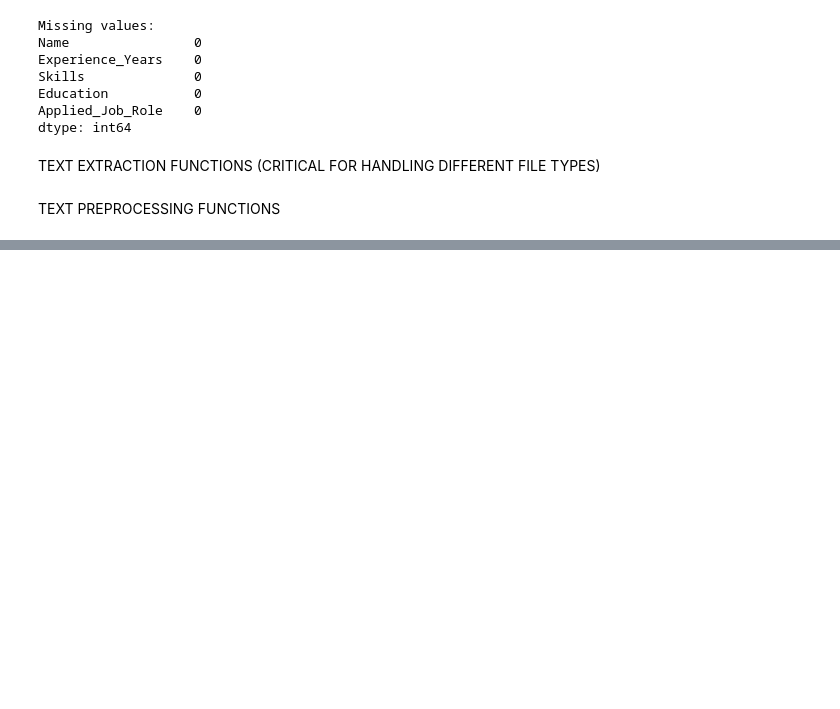
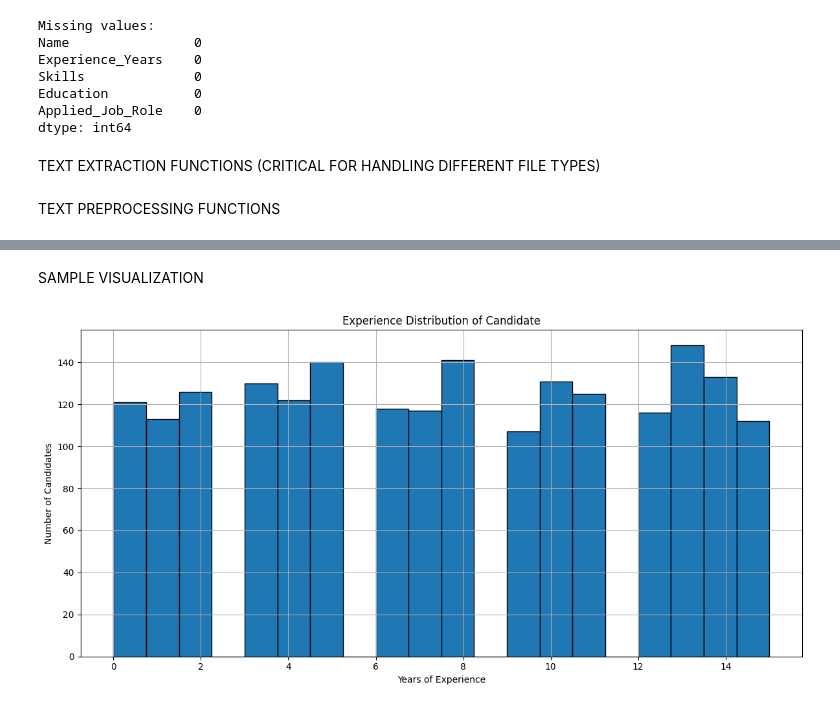
Before and after one commit to FarazTheAnalyst/Data-Scientist-Portfolio, a Jupyter notebook: Resume Screening with RAG + LLM Project /rag_resume_training.ipynb, the cells around one changed output, grey strips where cells are left out. Drawn from its saved outputs; the diff is of its cells as text; code cells hidden in the pictures; blank space fills up the shorter version.

```diff
--- a/Resume Screening with RAG + LLM Project /rag_resume_training.ipynb
+++ b/Resume Screening with RAG + LLM Project /rag_resume_training.ipynb
@@ -201,0 +400,19 @@ Processed 2000 resumes with 2000 total_chunks
+# %% [markdown]
+SAMPLE VISUALIZATION
+# %%
+# Create sample visualization
+import matplotlib.pyplot as plt
+import seaborn as sns
+
+# Distribution of experience
+plt.figure(figsize=(12, 6))
+df["Experience_Years"].hist(bins=20, edgecolor="black")
+plt.title("Experience Distribution of Candidate")
+plt.xlabel("Years of Experience")
+plt.ylabel("Number of Candidates")
+plt.tight_layout()
+plt.show()
+plt.savefig("experiecne_deistribution.png")
+plt.close()
+# %% [output]
+[figure, added]
```
Also changed, not shown: parts of 17 cells of this notebook.
